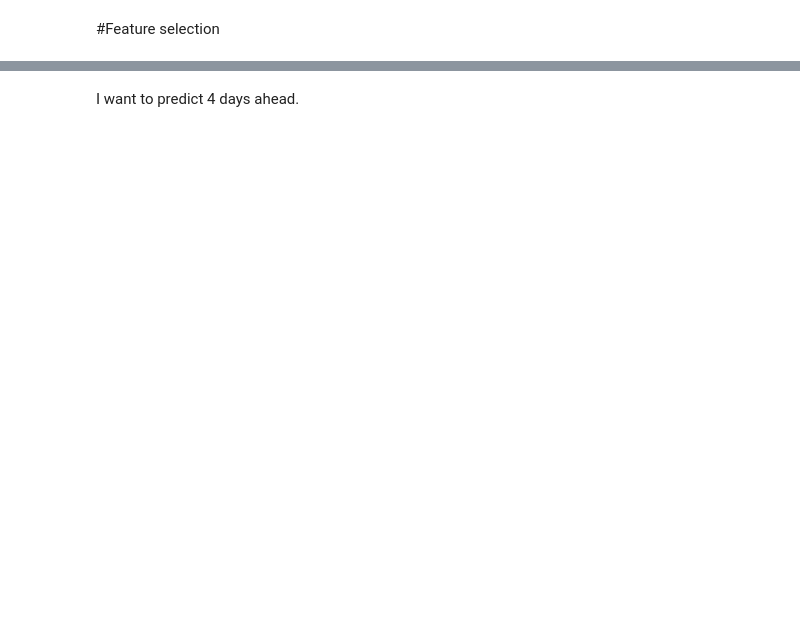
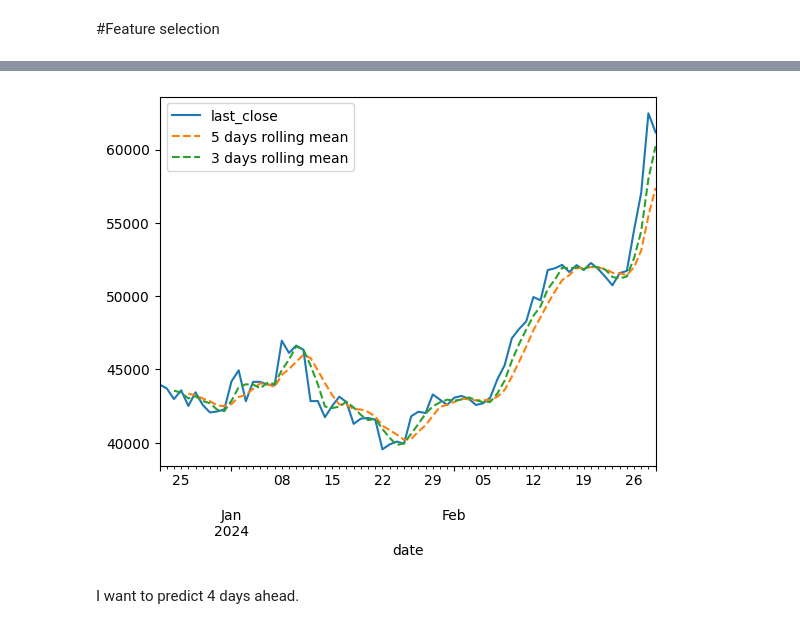
Before and after one commit to Giuseppe31-s/Crypto-Analytics, a Jupyter notebook: notebooks/CA_2 - Data Analytics Explore.ipynb, the cells around one changed output, grey strips where cells are left out. Saved outputs shown, nothing was run; the diff lists cells and outputs as text; code cells hidden in the pictures; blank space fills up the shorter version.

```diff
--- a/notebooks/CA_2 - Data Analytics Explore.ipynb
+++ b/notebooks/CA_2 - Data Analytics Explore.ipynb
@@ -98,2 +68,9 @@ pd.DataFrame(y).describe()
+# %%
+y[-70:].plot()
+y[-70:].rolling(window = 5).mean().plot(label = '5 days rolling mean',style= '--')
+y[-70:].rolling(window = 3).mean().plot(label = '3 days rolling mean',style='--');
+plt.legend();
+# %% [output]
+[figure, added]
 # %% [markdown]
 I want to predict 4 days ahead.
```
Also changed, not shown: parts of 69 cells of this notebook, 2 other files.
